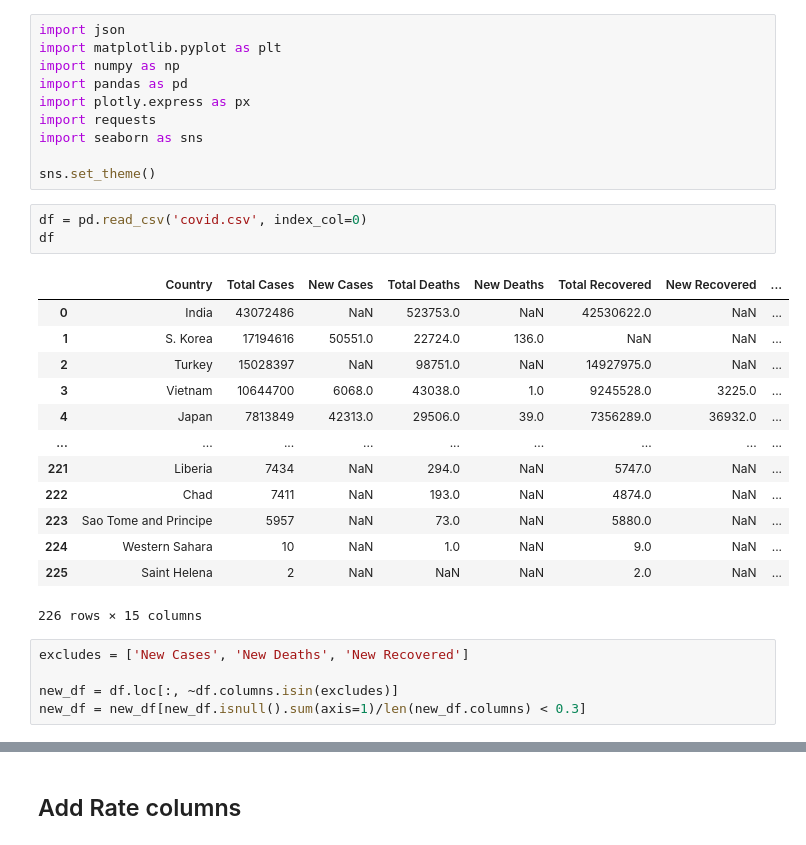
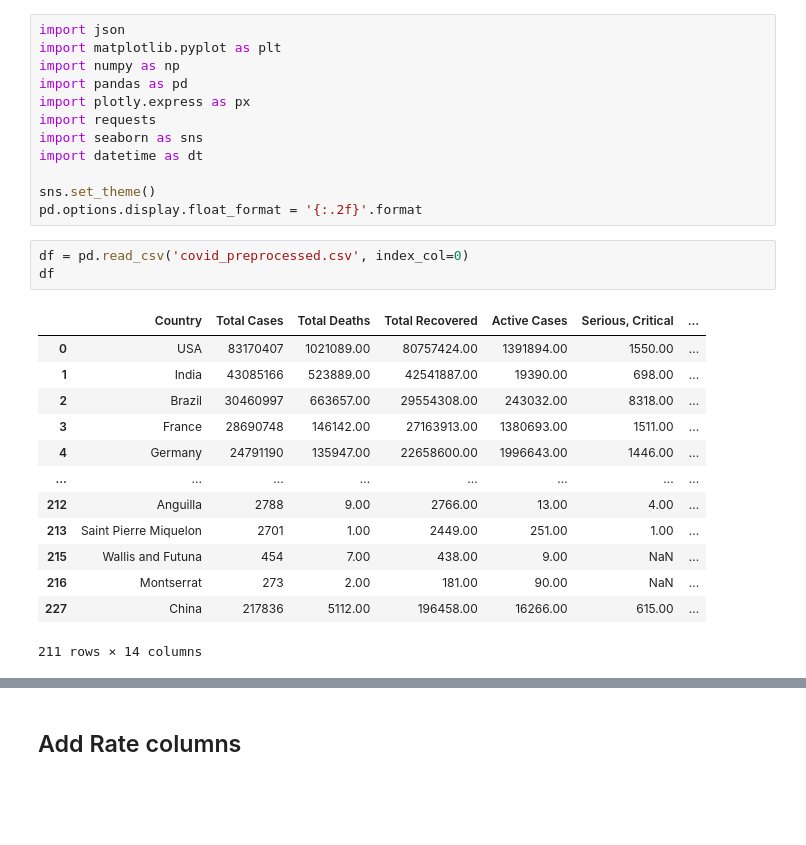
Before and after one commit to singsinghai/Lab01_Data_visual, a Jupyter notebook: Hai.ipynb, the cells around one changed output, grey strips where cells are left out. Drawn from its saved outputs; the diff is of its cells as text; blank space fills up the shorter version.

```diff
--- a/Hai.ipynb
+++ b/Hai.ipynb
@@ -6,27 +6,24 @@ import pandas as pd
 import plotly.express as px
 import requests
 import seaborn as sns
+import datetime as dt
 
 sns.set_theme()
+pd.options.display.float_format = '{:.2f}'.format
 # %%
-df = pd.read_csv('covid.csv', index_col=0)
+df = pd.read_csv('covid_preprocessed.csv', index_col=0)
 df
 # %% [output]
-|  | Country | Total Cases | New Cases | Total Deaths | New Deaths | Total Recovered | New Recovered | ... |
-| 0 | India | 43072486 | NaN | 523753.0 | NaN | 42530622.0 | NaN | ... |
-| 1 | S. Korea | 17194616 | 50551.0 | 22724.0 | 136.0 | NaN | NaN | ... |
-| 2 | Turkey | 15028397 | NaN | 98751.0 | NaN | 14927975.0 | NaN | ... |
-| 3 | Vietnam | 10644700 | 6068.0 | 43038.0 | 1.0 | 9245528.0 | 3225.0 | ... |
-| 4 | Japan | 7813849 | 42313.0 | 29506.0 | 39.0 | 7356289.0 | 36932.0 | ... |
-| ... | ... | ... | ... | ... | ... | ... | ... | ... |
-| 221 | Liberia | 7434 | NaN | 294.0 | NaN | 5747.0 | NaN | ... |
-| 222 | Chad | 7411 | NaN | 193.0 | NaN | 4874.0 | NaN | ... |
-| 223 | Sao Tome and Principe | 5957 | NaN | 73.0 | NaN | 5880.0 | NaN | ... |
-| 224 | Western Sahara | 10 | NaN | 1.0 | NaN | 9.0 | NaN | ... |
-| 225 | Saint Helena | 2 | NaN | NaN | NaN | 2.0 | NaN | ... |
+|  | Country | Total Cases | Total Deaths | Total Recovered | Active Cases | Serious, Critical | ... |
+| 0 | USA | 83170407 | 1021089.00 | 80757424.00 | 1391894.00 | 1550.00 | ... |
+| 1 | India | 43085166 | 523889.00 | 42541887.00 | 19390.00 | 698.00 | ... |
+| 2 | Brazil | 30460997 | 663657.00 | 29554308.00 | 243032.00 | 8318.00 | ... |
+| 3 | France | 28690748 | 146142.00 | 27163913.00 | 1380693.00 | 1511.00 | ... |
+| 4 | Germany | 24791190 | 135947.00 | 22658600.00 | 1996643.00 | 1446.00 | ... |
+| ... | ... | ... | ... | ... | ... | ... | ... |
+| 212 | Anguilla | 2788 | 9.00 | 2766.00 | 13.00 | 4.00 | ... |
+| 213 | Saint Pierre Miquelon | 2701 | 1.00 | 2449.00 | 251.00 | 1.00 | ... |
+| 215 | Wallis and Futuna | 454 | 7.00 | 438.00 | 9.00 | NaN | ... |
+| 216 | Montserrat | 273 | 2.00 | 181.00 | 90.00 | NaN | ... |
+| 227 | China | 217836 | 5112.00 | 196458.00 | 16266.00 | 615.00 | ... |
-226 rows × 15 columns
+211 rows × 14 columns
-# %%
-excludes = ['New Cases', 'New Deaths', 'New Recovered']
-
-new_df = df.loc[:, ~df.columns.isin(excludes)]
-new_df = new_df[new_df.isnull().sum(axis=1)/len(new_df.columns) < 0.3]
```
Also changed, not shown: parts of 18 cells of this notebook, 2 other files.
